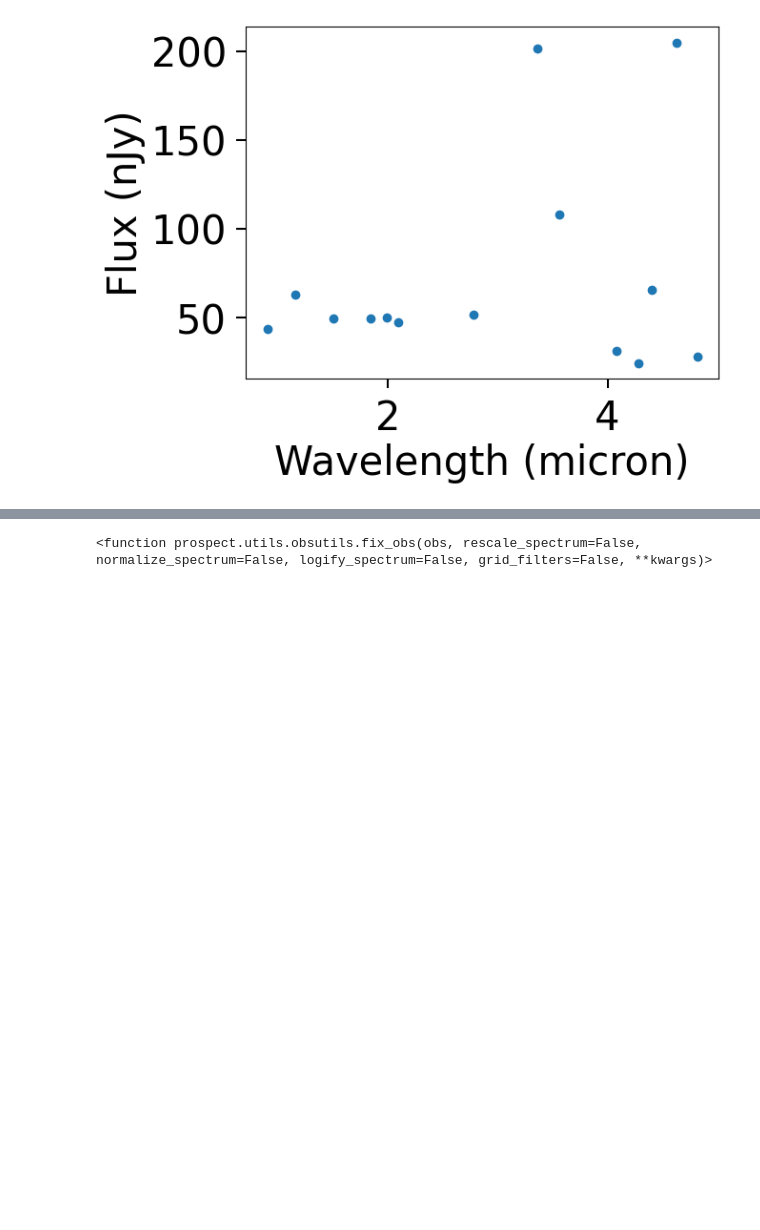
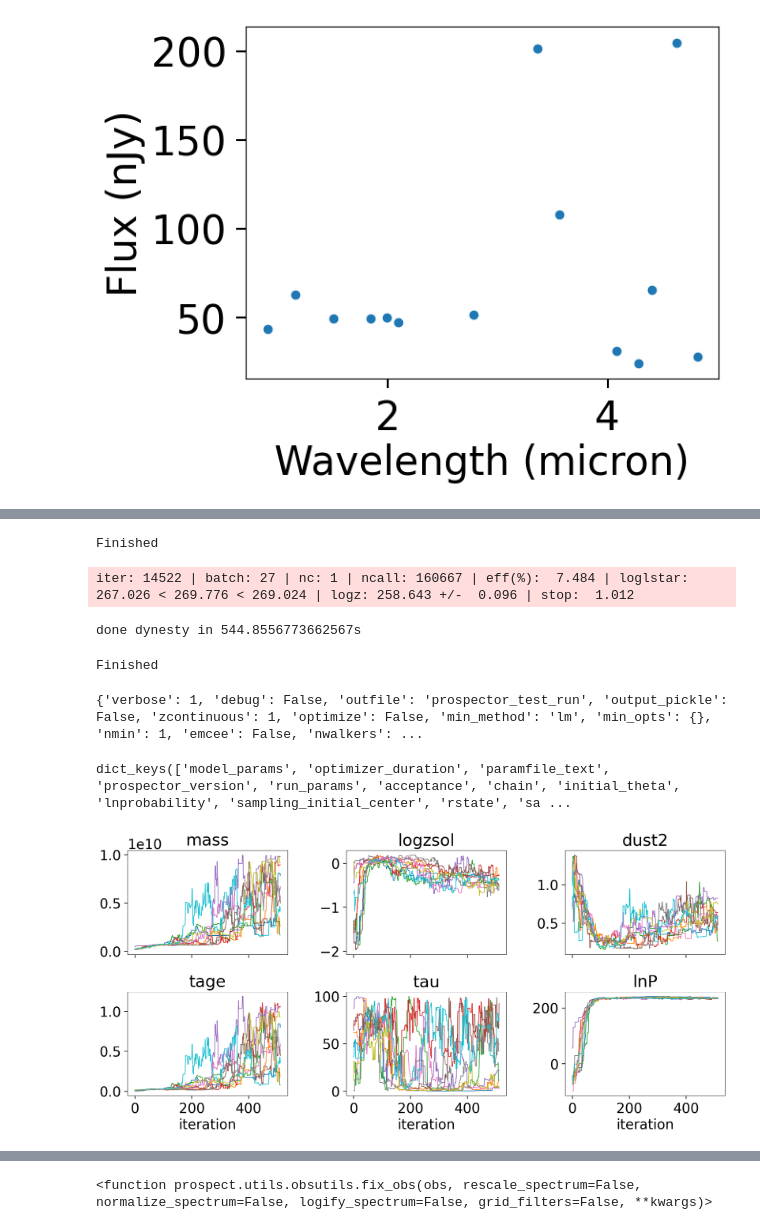
Before and after one commit to fred144/ObservationalAnalytic, a Jupyter notebook: FinalWSally/ProspectorPhotometry.ipynb, the cells around one changed output, grey strips where cells are left out. Saved outputs shown, nothing was run; the diff lists cells and outputs as text; code cells hidden in the pictures; blank space fills up the shorter version.

```diff
--- a/FinalWSally/ProspectorPhotometry.ipynb
+++ b/FinalWSally/ProspectorPhotometry.ipynb
@@ -156,0 +733,11 @@ AssertionError:
+# %%
+from prospect.io import write_results as writer
+hfile = "GS9422_emcee_mcmc.h5"
+writer.write_hdf5(hfile, run_params, model, obs,
+                  output["sampling"][0], output["optimization"][0],
+                  tsample=output["sampling"][1],
+                  toptimize=output["optimization"][1])
+
+print('Finished')
+# %% [output]
+Finished
@@ -156,0 +754,56 @@ AssertionError:
+# %%
+output = fit_model(obs, model, sps, lnprobfn=lnprobfn, **run_params)
+print('done dynesty in {0}s'.format(output["sampling"][1]))
+# %% [output]
+iter: 14522 | batch: 27 | nc: 1 | ncall: 160667 | eff(%):  7.484 | loglstar: 267.026 < 269.776 < 269.024 | logz: 258.643 +/-  0.096 | stop:  1.012
+done dynesty in 544.8556773662567s
+# %%
+from prospect.io import write_results as writer
+hfile = "GS9422_dynesty_mcmc.h5"
+writer.write_hdf5(hfile, run_params, model, obs,
+                  output["sampling"][0], output["optimization"][0],
+                  tsample=output["sampling"][1],
+                  toptimize=output["optimization"][1])
+
+print('Finished')
+# %% [output]
+Finished
+# %%
+from prospect import prospect_args
+# - Parser with default arguments -
+parser = prospect_args.get_parser()
+# - Add custom arguments -
+parser.add_argument('--add_duste', action="store_true",
+                    help="If set, add dust emission to the model.")
+parser.add_argument('--ldist', type=float, default=10,
+                    help=("Luminosity distance in Mpc. Defaults to 10"
+                          "(for case of absolute mags)"))
+args, _ = parser.parse_known_args()
+cli_run_params = vars(args)
+print(cli_run_params)
+# %% [output]
+{'verbose': 1, 'debug': False, 'outfile': 'prospector_test_run', 'output_pickle': False, 'zcontinuous': 1, 'optimize': False, 'min_method': 'lm', 'min_opts': {}, 'nmin': 1, 'emcee': False, 'nwalkers': ...
+# %%
+import prospect.io.read_results as reader
+results_type = "emcee" # | "dynesty"
+# grab results (dictionary), the obs dictionary, and our corresponding models
+# When using parameter files set `dangerous=True`
+result, obs, _ = reader.results_from("GS9422_{}_mcmc.h5".format(results_type), dangerous=False)
+
+#The following commented lines reconstruct the model and sps object,
+# if a parameter file continaing the `build_*` methods was saved along with the results
+#model = reader.get_model(result)
+#sps = reader.get_sps(result)
+
+# let's look at what's stored in the `result` dictionary
+print(result.keys())
+# %% [output]
+dict_keys(['model_params', 'optimizer_duration', 'paramfile_text', 'prospector_version', 'run_params', 'acceptance', 'chain', 'initial_theta', 'lnprobability', 'sampling_initial_center', 'rstate', 'sa ...
+# %%
+if results_type == "emcee":
+    chosen = np.random.choice(result["run_params"]["nwalkers"], size=10, replace=False)
+    tracefig = reader.traceplot(result, figsize=(20,10), chains=chosen)
+else:
+    tracefig = reader.traceplot(result, figsize=(20,10))
+# %% [output]
+[figure, added]
```
Also changed, not shown: parts of 32 cells of this notebook.
